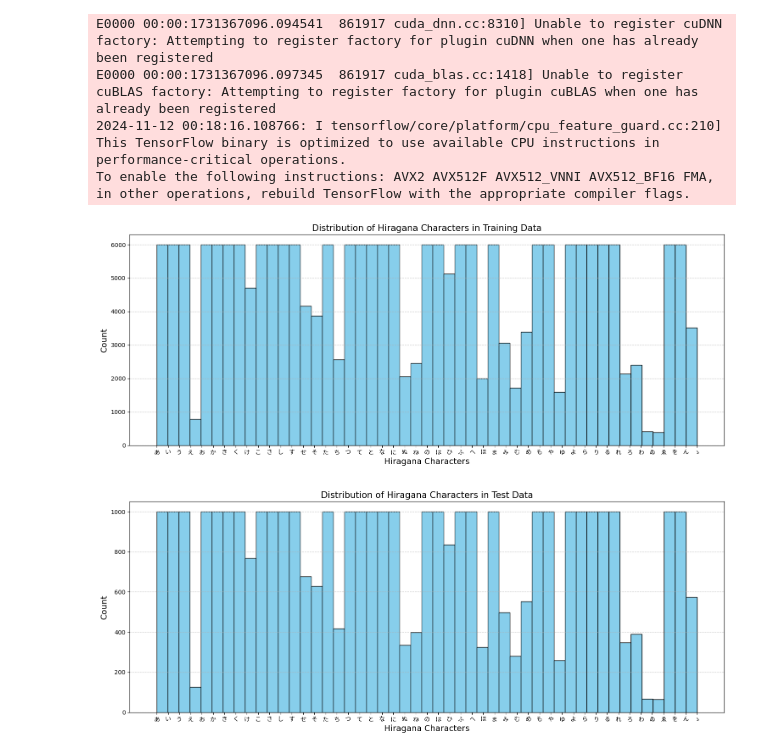
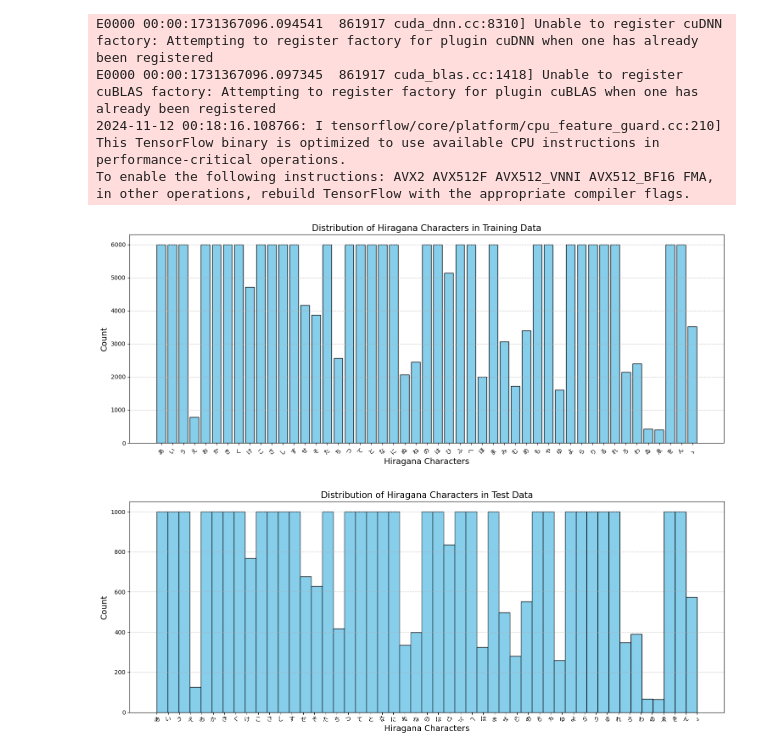
Before and after one commit to RogerSCode/hiragana_classifyer, a Jupyter notebook: hiragana_classifyer.ipynb, the cells around one changed output. Saved outputs shown, nothing was run; the diff lists cells and outputs as text; code cells hidden in the pictures.

Commit message:
Fix: missallignment of xlabel chars in plots

```diff
--- a/hiragana_classifyer.ipynb
+++ b/hiragana_classifyer.ipynb
@@ -88,18 +88,23 @@ font_path = 'NotoSansJP-Regular.ttf'
 font_prop = fm.FontProperties(fname=font_path)
 # %%
 plt.figure(figsize=(15, 6))
-plt.hist(train_label, bins=49, color='skyblue', edgecolor='black')
 
-# Label the x-axis with hiragana characters
-plt.xticks(char_df['index'], char_df['char'], fontsize=12,fontproperties=font_prop)
+# Count the frequency of each label manually
+unique_labels, counts = np.unique(train_label, return_counts=True)
+
+# Create a bar plot with the bars centered and a specified width
+plt.bar(unique_labels, counts, color='skyblue', edgecolor='black', width=0.8)
+
+# Set the x-axis labels and align them with the middle of the bars
+plt.xticks(unique_labels, char_df['char'], fontsize=12, fontproperties=font_prop, rotation=45, ha='center')
 
 # Additional plot enhancements
 plt.title('Distribution of Hiragana Characters in Training Data', fontsize=15)
 plt.xlabel('Hiragana Characters', fontsize=14)
 plt.ylabel('Count', fontsize=14)
 plt.grid(axis='y', linestyle='--', alpha=0.7)
-plt.tight_layout()
+plt.tight_layout()  # Adjusts spacing to prevent overlap
 # %% [output]
-[figure, old version]
+[figure, new version]
 # %%
 plt.figure(figsize=(15, 6))
```
Also changed, not shown: parts of 1 cell of this notebook.
